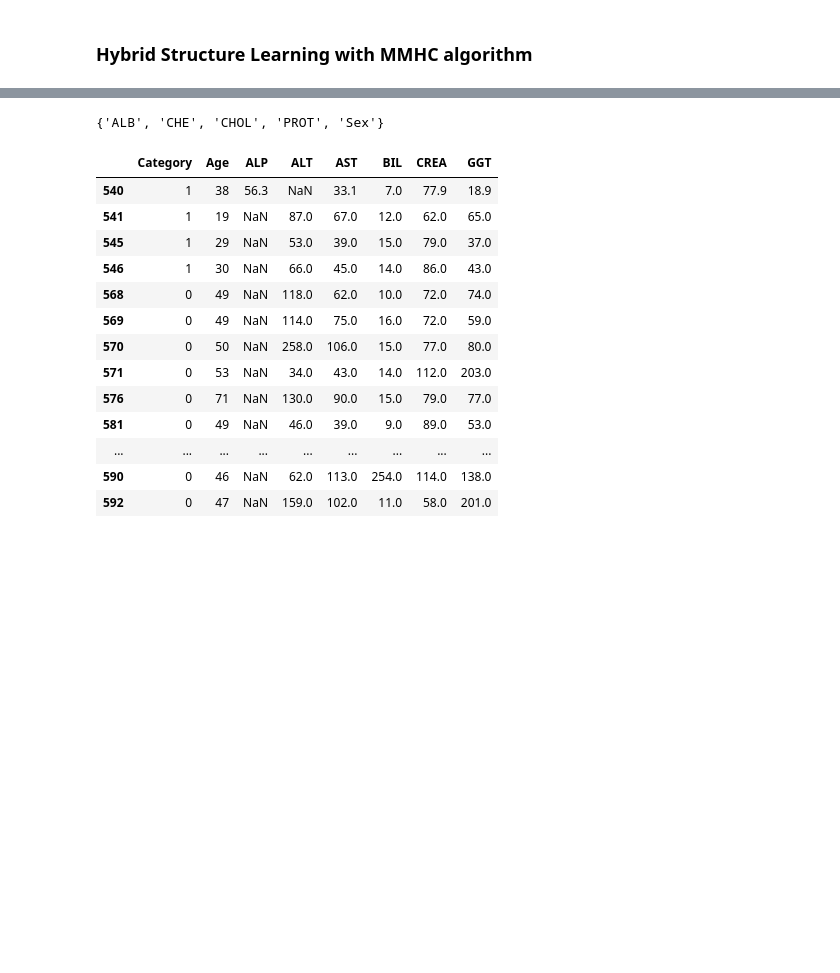
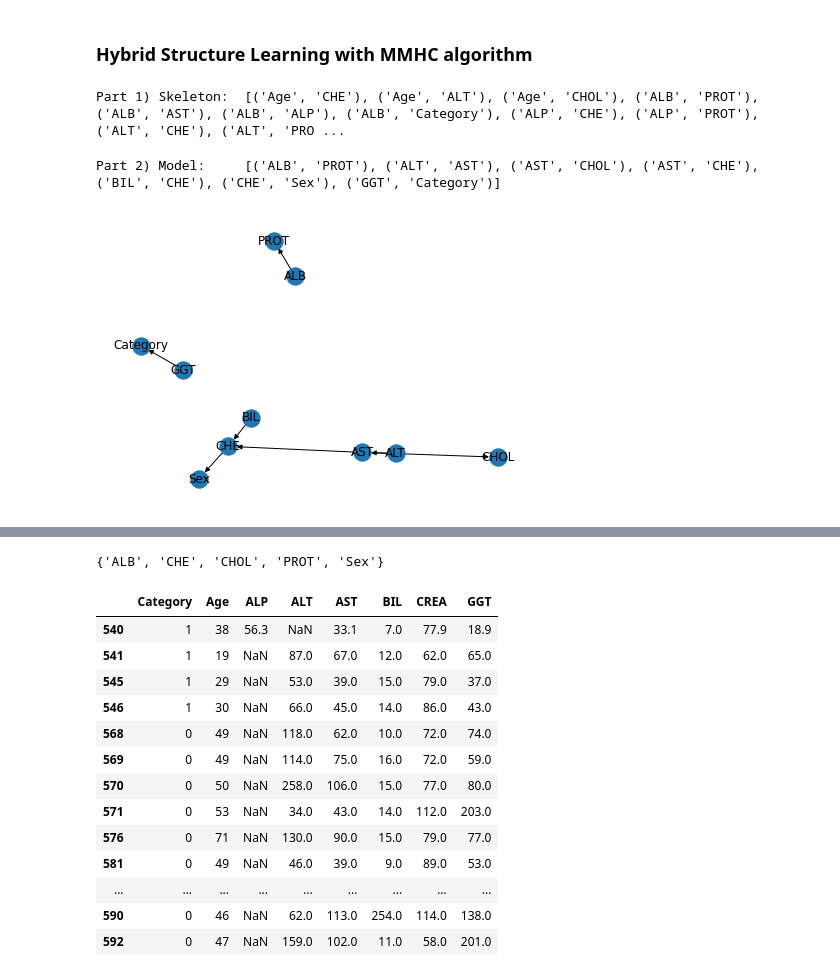
Before and after one commit to monikachudyba/MachineLearningProjects, a Jupyter notebook: HPVBayesNetwork.ipynb, the cells around one changed output, grey strips where cells are left out. Saved outputs shown, nothing was run; the diff lists cells and outputs as text; code cells hidden in the pictures; blank space fills up the shorter version.

```diff
--- a/HPVBayesNetwork.ipynb
+++ b/HPVBayesNetwork.ipynb
@@ -592,6 +594,8 @@ model.simulate()
 # %% [markdown]
 ### Hybrid Structure Learning with MMHC algorithm
 # %%
-# mmhc = MmhcEstimator(df_discr)
-# skeleton = mmhc.mmpc(significance_level=0.05)
-# print("Part 1) Skeleton: ", skeleton.edges())
+mmhc = MmhcEstimator(df_discr)
+skeleton = mmhc.mmpc(significance_level=0.05)
+print("Part 1) Skeleton: ", skeleton.edges())
+# %% [output]
+Part 1) Skeleton:  [('Age', 'CHE'), ('Age', 'ALT'), ('Age', 'CHOL'), ('ALB', 'PROT'), ('ALB', 'AST'), ('ALB', 'ALP'), ('ALB', 'Category'), ('ALP', 'CHE'), ('ALP', 'PROT'), ('ALT', 'CHE'), ('ALT', 'PRO ...
@@ -598,6 +604,8 @@ model.simulate()
 # %%
-# # use hill climb search to orient the edges:
-# hcs = HillClimbSearch(df_discr)
-# best_model = hcs.estimate(scoring_method='k2score', white_list=skeleton.edges(), max_iter=100) #tabu_length=10
-# print("Part 2) Model:    ", best_model.edges())
-# del hcs
+# use hill climb search to orient the edges:
+hcs = HillClimbSearch(df_discr)
+best_model = hcs.estimate(scoring_method='k2score', white_list=skeleton.edges(), max_iter=100) #tabu_length=10
+print("Part 2) Model:    ", best_model.edges())
+del hcs
+# %% [output]
+Part 2) Model:     [('ALB', 'PROT'), ('ALT', 'AST'), ('AST', 'CHOL'), ('AST', 'CHE'), ('BIL', 'CHE'), ('CHE', 'Sex'), ('GGT', 'Category')]
@@ -607,5 +612,9 @@ model.simulate()
+# %%
+best_model = [('ALB', 'PROT'), ('ALT', 'AST'), ('AST', 'CHOL'), ('AST', 'CHE'), ('BIL', 'CHE'), ('CHE', 'Sex'), ('GGT', 'Category')]
 # %%
-# nx_graph = nx.DiGraph(best_model)
-# nx.draw(nx_graph, with_labels=True)
-# plb.show()
+nx_graph = nx.DiGraph(best_model)
+nx.draw(nx_graph, with_labels=True)
+plb.show()
+# %% [output]
+[figure, added]
 # %%
```
Also changed, not shown: parts of 26 cells of this notebook.
